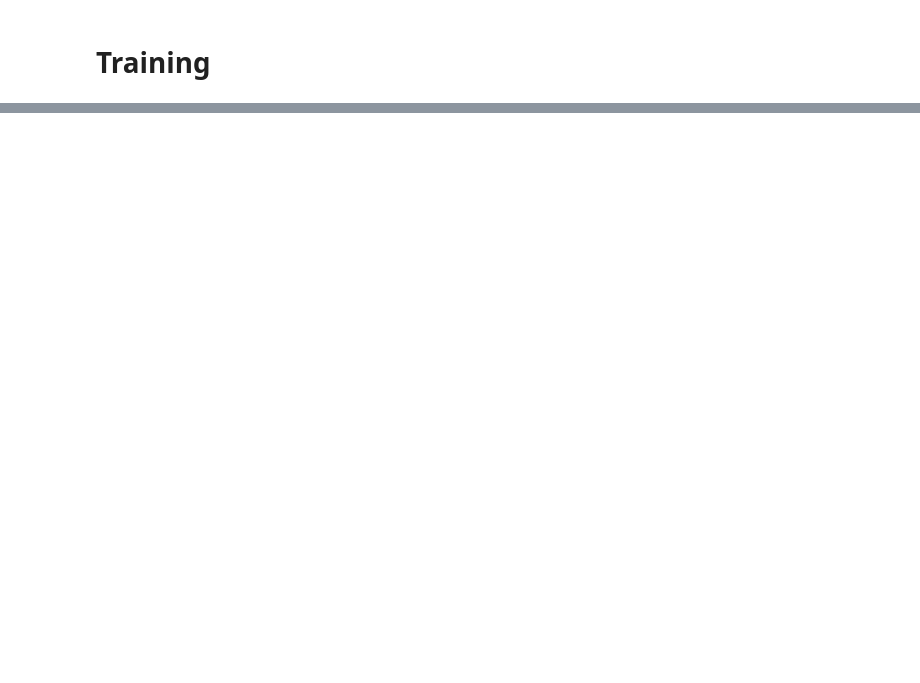
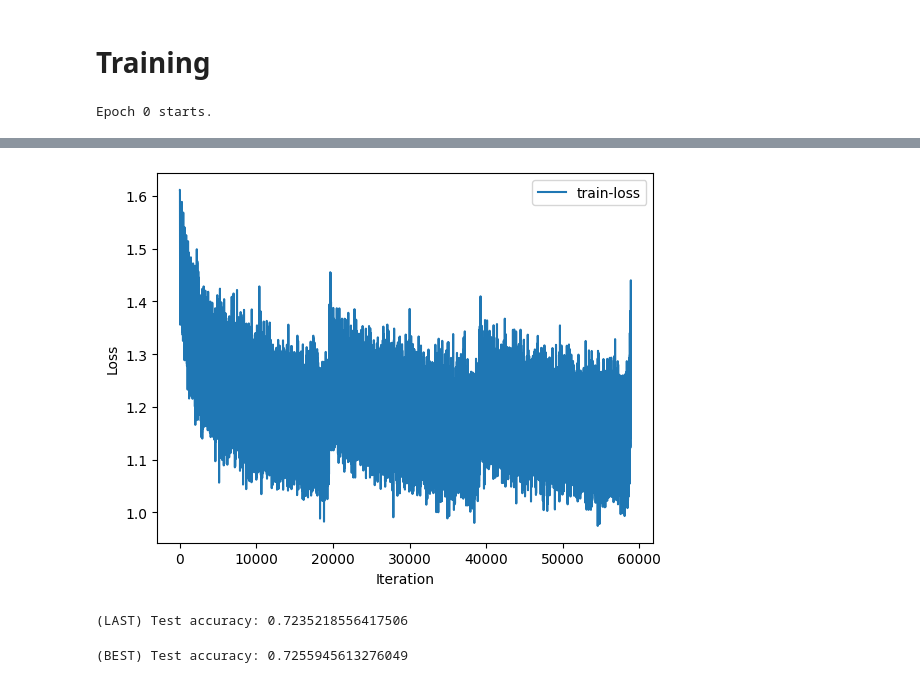
Before and after one commit to vhminh2210/Document-Classification, a Jupyter notebook: han-exps.ipynb, the cells around one changed output, grey strips where cells are left out. Saved outputs shown, nothing was run; the diff lists cells and outputs as text; code cells hidden in the pictures; blank space fills up the shorter version.

```diff
--- a/han-exps.ipynb
+++ b/han-exps.ipynb
@@ -264,8 +329,13 @@ print('Size of testset:', len(test_df))
 # %%
 # Dataset, Dataloader
-trainset = YELPDataset(train_df, vocab, tokenizer, punct_splt= True)
-valset = YELPDataset(val_df, vocab, tokenizer, punct_splt= True)
-testset = YELPDataset(test_df, vocab, tokenizer, punct_splt= True)
+if MODE == 'glove':
+    data_vocab = vocab_glove
+if MODE == 'negative_sampling':
+    data_vocab = vocab_ns
+
+trainset = YELPDataset(train_df, data_vocab, tokenizer, punct_splt= True)
+valset = YELPDataset(val_df, data_vocab, tokenizer, punct_splt= True)
+testset = YELPDataset(test_df, data_vocab, tokenizer, punct_splt= True)
 
 trainloader = DataLoader(trainset, batch_size= BATCH_SIZE,
                          shuffle= False, pin_memory= True, collate_fn= collate_batch_HAN)
@@ -389,7 +463,7 @@ def xavier_normal_init(m):
         print(m)
         torch.nn.init.xavier_normal_(m.weight)
 # %%
-model = HANModel(W_e, EMBEDDING_DIM, GRU_DIM, NUM_CLASSES).to(DEVICE)
+model = HANModel(W_glove, EMBEDDING_DIM, GRU_DIM, NUM_CLASSES).to(DEVICE)
 print('*********************************')
 print('Submodules having Xavier normal initialization:')
 model.apply(xavier_normal_init)
@@ -415,6 +507,7 @@ OPTIMIZER = torch.optim.AdamW(model.parameters(), lr= LR)
 # OPTIMIZER = torch.optim.SGD(model.parameters(), lr= LR, momentum= MOMENTUM, nesterov= True)
 SCHEDULER = lr_scheduler = torch.optim.lr_scheduler.CosineAnnealingLR(OPTIMIZER, T_max = ITER)
 LOSS_FN = nn.CrossEntropyLoss()
+RECORD = 0.0
 # %%
 # Train procedures
 def test(testloader, model, loss_fn):
@@ -444,6 +537,7 @@ def test(testloader, model, loss_fn):
     return test_loss, accuracy
 
 def train(trainloader, valloader, model, optimizer, scheduler, loss_fn, val_freq):
+    global RECORD
     model.train()
     tloss = []
     cur_acc = 0
@@ -463,10 +557,11 @@ def train(trainloader, valloader, model, optimizer, scheduler, loss_fn, val_freq
             val_loss, val_acc = test(valloader, model, loss_fn)
             model.train()
             print(f'Iter {i}, loss = {tloss[-1]}, val_acc = {val_acc}')
-            if cur_acc < val_acc:
-                cur_acc = val_acc
+            if RECORD < val_acc:
+                RECORD = val_acc
                 print('Saving model...')
                 torch.save(model.state_dict(), f'HAN_{val_acc*100}.pth')
+                torch.save(model.state_dict(), f'HAN_best.pth')
 
         tloss.append(loss.cpu().detach().numpy())
         optimizer.zero_grad()
@@ -478,10 +573,11 @@ def train(trainloader, valloader, model, optimizer, scheduler, loss_fn, val_freq
     val_loss, val_acc = test(valloader, model, loss_fn)
     model.train()
     print(f'Iter {i}, loss = {tloss[-1]}, val_acc = {val_acc}')
-    if cur_acc < val_acc:
-        cur_acc = val_acc
+    if RECORD < val_acc:
+        RECORD = val_acc
         print('Saving model...')
         torch.save(model.state_dict(), f'HAN_{val_acc*100}.pth')
+        torch.save(model.state_dict(), f'HAN_best.pth')
 
     return tloss
 # %%
@@ -500,9 +596,13 @@ for t in range(EPOCHS):
 
     print(f'Epoch {t}: LOSS = {epoch_loss[-1]}, VAL-ACC = {val_acc}')
 
+torch.save(model.state_dict(), f'HAN_last.pth')
+
 fig, axes = plt.subplots()
 axes.plot(iter_loss, label = 'train-loss')
 axes.legend()
 axes.set_xlabel('Iteration')
 axes.set_ylabel('Loss')
 plt.show()
+# %% [output]
+Epoch 0 starts.
@@ -509,3 +626,12 @@ plt.show()
+[figure, added]
 # %%
 _, val_acc = test(testloader, model, LOSS_FN)
-print(f'Test accuracy: {val_acc}')
+print(f'(LAST) Test accuracy: {val_acc}')
+# %% [output]
+(LAST) Test accuracy: 0.7235218556417506
+# %%
+model.load_state_dict(torch.load('HAN_best.pth', map_location= DEVICE))
+_, val_acc = test(testloader, model, LOSS_FN)
+print(f'(BEST) Test accuracy: {val_acc}')
+# %% [output]
+(BEST) Test accuracy: 0.7255945613276049
```
Also changed, not shown: parts of 13 cells of this notebook.
